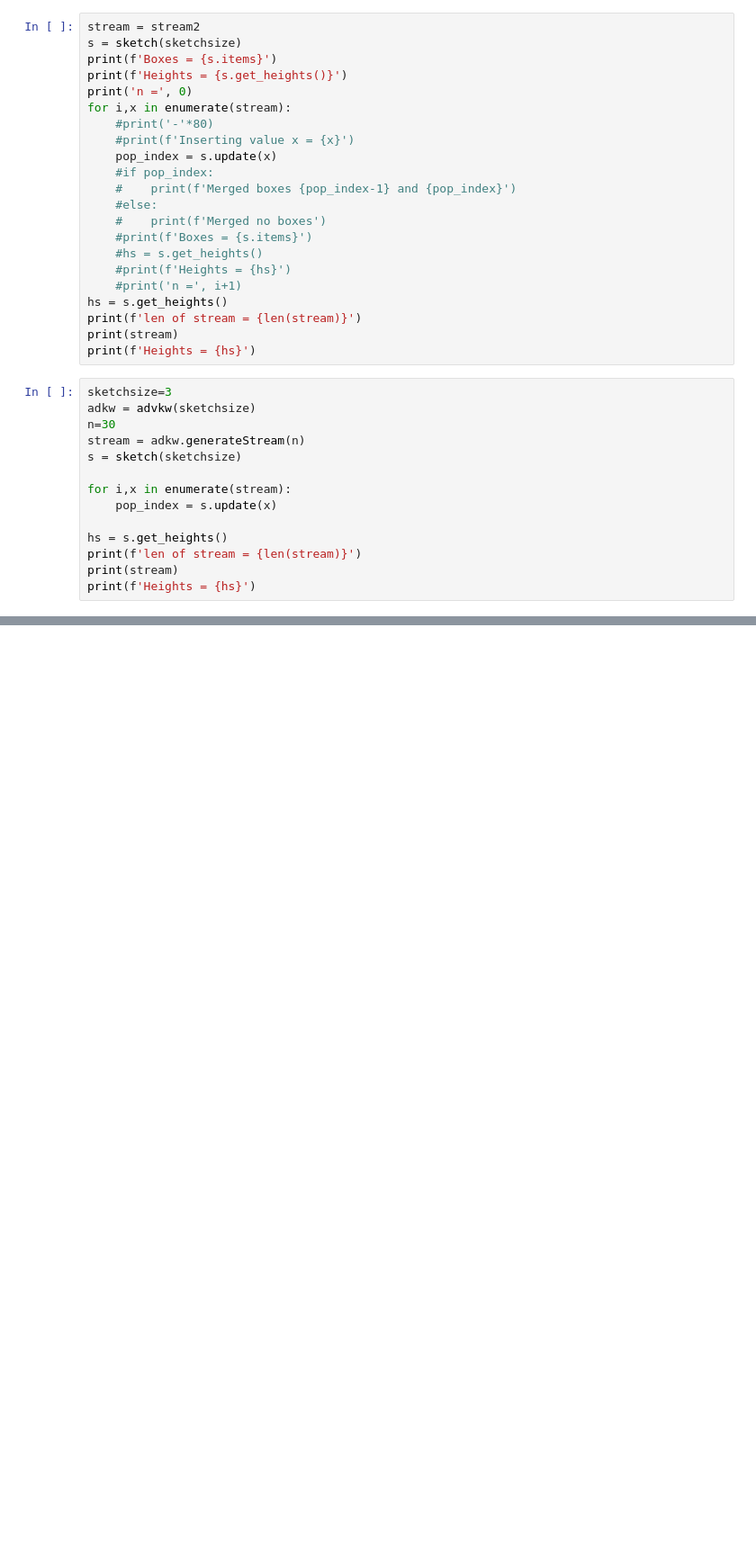
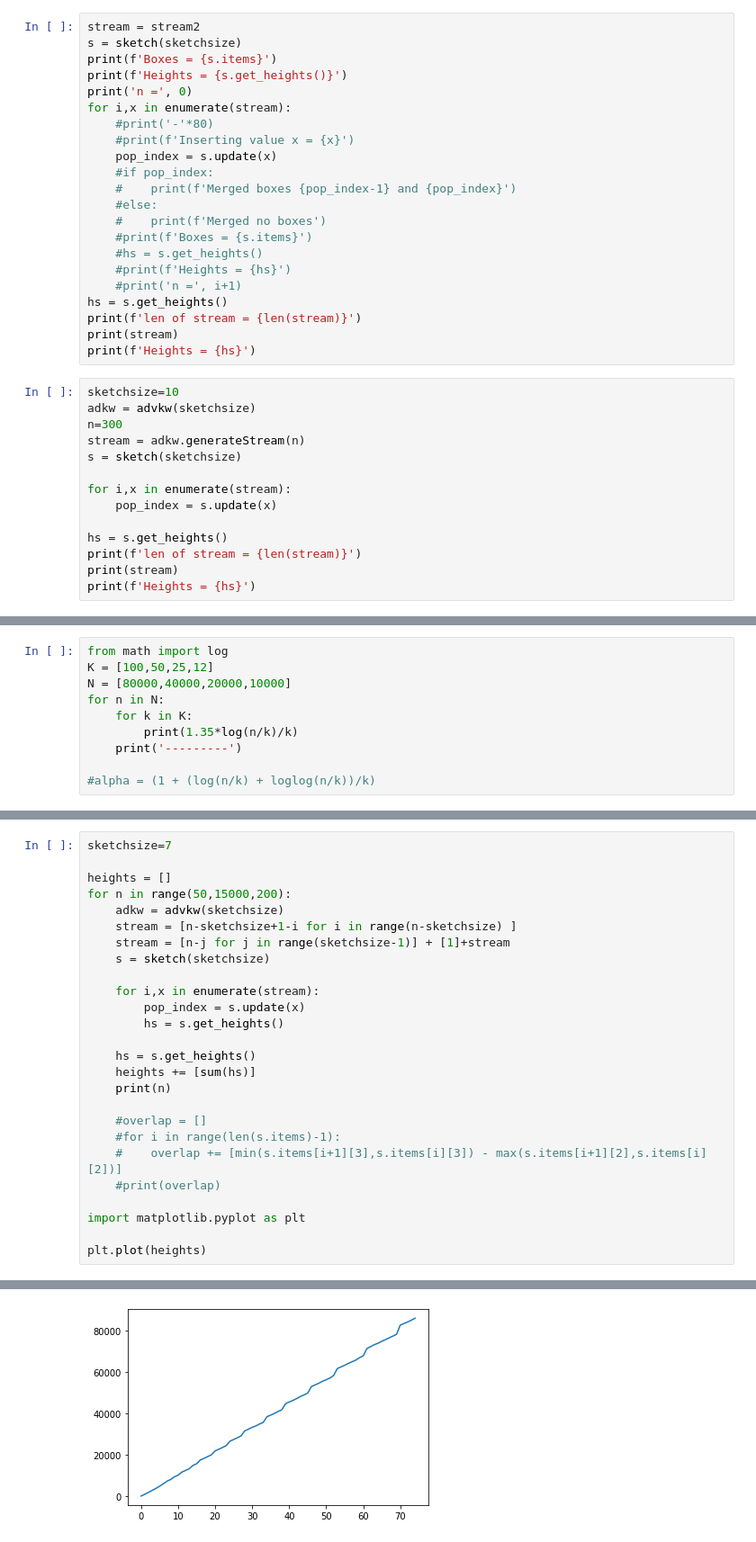
Before and after one commit to ce-jin/streaming-quantiles, a Jupyter notebook: debugprints.ipynb, the cells around one changed output, grey strips where cells are left out. Shown at 90% size. Saved outputs shown, nothing was run; the diff lists cells and outputs as text; blank space fills up the shorter version.

```diff
--- a/debugprints.ipynb
+++ b/debugprints.ipynb
@@ -85,9 +83,9 @@ print(f'len of stream = {len(stream)}')
 print(stream)
 print(f'Heights = {hs}')
 # %%
-sketchsize=3
+sketchsize=10
 adkw = advkw(sketchsize)
-n=30
+n=300
 stream = adkw.generateStream(n)
 s = sketch(sketchsize)
 
@@ -149,0 +184,10 @@ Heights = [226, 226, 226, 225, 224, 225, 223, 225, 223, 219, 225, 218, 200, 206,
+# %%
+from math import log
+K = [100,50,25,12]
+N = [80000,40000,20000,10000]
+for n in N:
+    for k in K:
+        print(1.35*log(n/k)/k)
+    print('---------')
+
+#alpha = (1 + (log(n/k) + loglog(n/k))/k)
@@ -149,0 +215,27 @@ Heights = [226, 226, 226, 225, 224, 225, 223, 225, 223, 219, 225, 218, 200, 206,
+# %%
+sketchsize=7
+
+heights = []
+for n in range(50,15000,200):
+    adkw = advkw(sketchsize)
+    stream = [n-sketchsize+1-i for i in range(n-sketchsize) ]
+    stream = [n-j for j in range(sketchsize-1)] + [1]+stream
+    s = sketch(sketchsize)
+
+    for i,x in enumerate(stream):
+        pop_index = s.update(x)
+        hs = s.get_heights()
+
+    hs = s.get_heights()
+    heights += [sum(hs)]
+    print(n)
+
+    #overlap = []
+    #for i in range(len(s.items)-1):
+    #    overlap += [min(s.items[i+1][3],s.items[i][3]) - max(s.items[i+1][2],s.items[i][2])]
+    #print(overlap)
+
+import matplotlib.pyplot as plt
+
+plt.plot(heights)
+# %% [output]
@@ -149,0 +260 @@ Heights = [226, 226, 226, 225, 224, 225, 223, 225, 223, 219, 225, 218, 200, 206,
+[figure, added]
```
Also changed, not shown: parts of 6 cells of this notebook, 4 other files.
